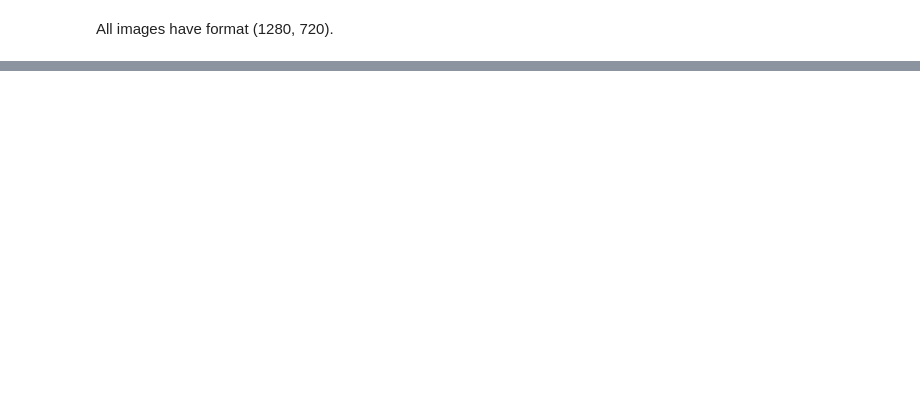
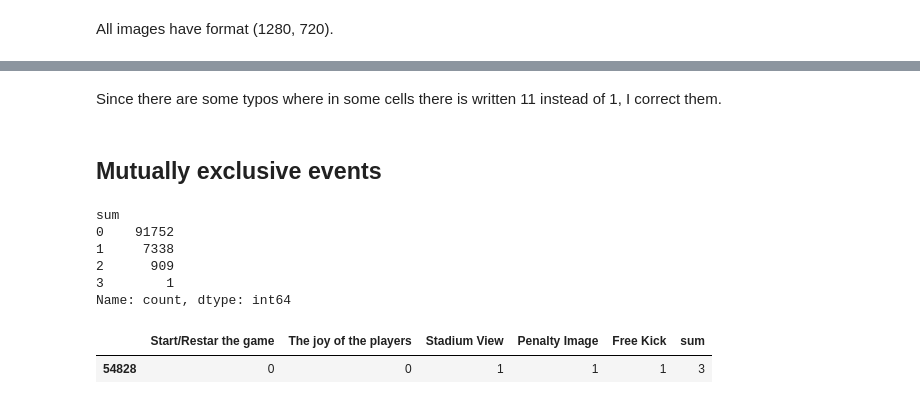
Before and after one commit to beatricecitterio/cv-project, a Jupyter notebook: data_loading.ipynb, the cells around one changed output, grey strips where cells are left out. Cells and saved outputs as stored; diff of their text form; code cells hidden in the pictures; blank space fills up the shorter version.

```diff
--- a/data_loading.ipynb
+++ b/data_loading.ipynb
@@ -94,0 +135,3 @@ plt.show()
+# %%
+for i in labels_df.columns:
+    print(labels_df[i].value_counts())
@@ -94,0 +156,28 @@ plt.show()
+# %% [markdown]
+Since there are some typos where in some cells there is written 11 instead of 1, I correct them.
+# %%
+for i in labels_df.columns:
+    labels_df[i] = labels_df[i].replace(11, 1)
+
+labels_df['referee Image'] = labels_df['referee Image'].replace(' ',0)
+# %% [markdown]
+## Mutually exclusive events
+# %%
+# drop some columns
+subset = labels_df.drop(columns=['Gate ', 'Ball', 'yellow card', 'Red Card', 'referee Image'])
+# add a column to subset with the sum of the values in the other columns
+subset['sum'] = subset.sum(axis=1)
+
+subset['sum'].value_counts()
+# %% [output]
+sum
+0    91752
+1     7338
+2      909
+3        1
+Name: count, dtype: int64
+# %%
+subset[subset['sum'] == 3]
+# %% [output]
+|  | Start/Restar the game | The joy of the players | Stadium View | Penalty Image | Free Kick | sum |
+| 54828 | 0 | 0 | 1 | 1 | 1 | 3 |
```
Also changed, not shown: parts of 17 cells of this notebook, 2 other files.
